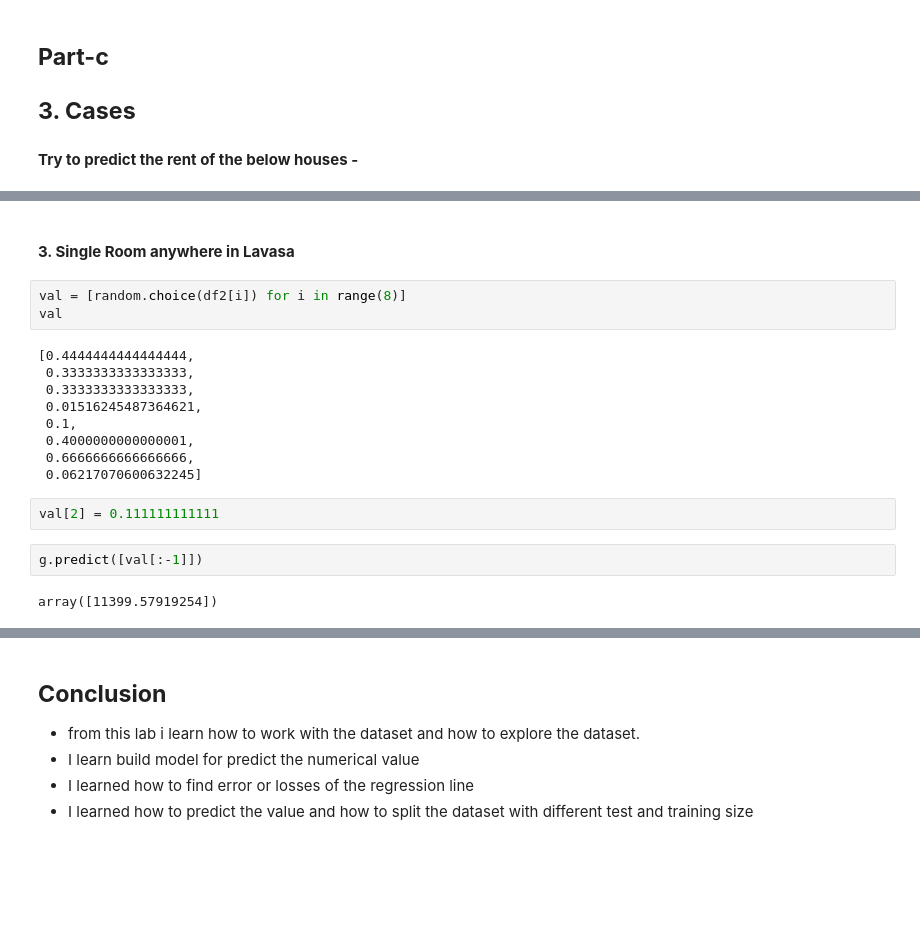
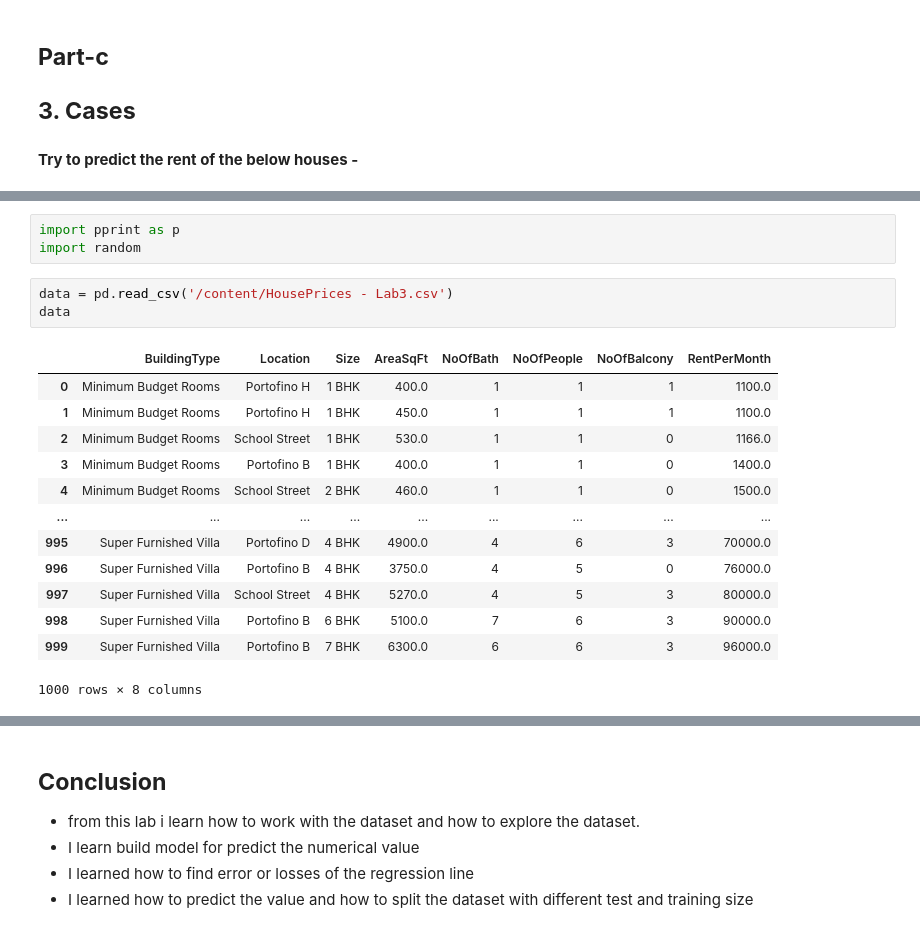
Before and after one commit to MilanSir/Machine-Learning-Concept, a Jupyter notebook: 21122026_Milan_Jasani_Lab3.ipynb, the cells around one changed output, grey strips where cells are left out. Saved outputs shown, nothing was run; the diff lists cells and outputs as text; blank space fills up the shorter version.

```diff
--- a/21122026_Milan_Jasani_Lab3.ipynb
+++ b/21122026_Milan_Jasani_Lab3.ipynb
@@ -483,20 +452,20 @@ array([11399.57919254])
-# %% [markdown]
-#### **3. Single Room anywhere in Lavasa**
-# %%
-val = [random.choice(df2[i]) for i in range(8)]
-val
-# %% [output]
-[0.4444444444444444,
- 0.3333333333333333,
- 0.3333333333333333,
- 0.01516245487364621,
- 0.1,
- 0.4000000000000001,
- 0.6666666666666666,
- 0.06217070600632245]
-# %%
-val[2] = 0.111111111111
-# %%
-g.predict([val[:-1]])
-# %% [output]
-array([11399.57919254])
+# %%
+import pprint as p
+import random
+# %%
+data = pd.read_csv('/content/HousePrices - Lab3.csv')
+data
+# %% [output]
+|  | BuildingType | Location | Size | AreaSqFt | NoOfBath | NoOfPeople | NoOfBalcony | RentPerMonth |
+| 0 | Minimum Budget Rooms | Portofino H | 1 BHK | 400.0 | 1 | 1 | 1 | 1100.0 |
+| 1 | Minimum Budget Rooms | Portofino H | 1 BHK | 450.0 | 1 | 1 | 1 | 1100.0 |
+| 2 | Minimum Budget Rooms | School Street | 1 BHK | 530.0 | 1 | 1 | 0 | 1166.0 |
+| 3 | Minimum Budget Rooms | Portofino B | 1 BHK | 400.0 | 1 | 1 | 0 | 1400.0 |
+| 4 | Minimum Budget Rooms | School Street | 2 BHK | 460.0 | 1 | 1 | 0 | 1500.0 |
+| ... | ... | ... | ... | ... | ... | ... | ... | ... |
+| 995 | Super Furnished Villa | Portofino D | 4 BHK | 4900.0 | 4 | 6 | 3 | 70000.0 |
+| 996 | Super Furnished Villa | Portofino B | 4 BHK | 3750.0 | 4 | 5 | 0 | 76000.0 |
+| 997 | Super Furnished Villa | School Street | 4 BHK | 5270.0 | 4 | 5 | 3 | 80000.0 |
+| 998 | Super Furnished Villa | Portofino B | 6 BHK | 5100.0 | 7 | 6 | 3 | 90000.0 |
+| 999 | Super Furnished Villa | Portofino B | 7 BHK | 6300.0 | 6 | 6 | 3 | 96000.0 |
+1000 rows × 8 columns
```
Also changed, not shown: parts of 28 cells of this notebook.
